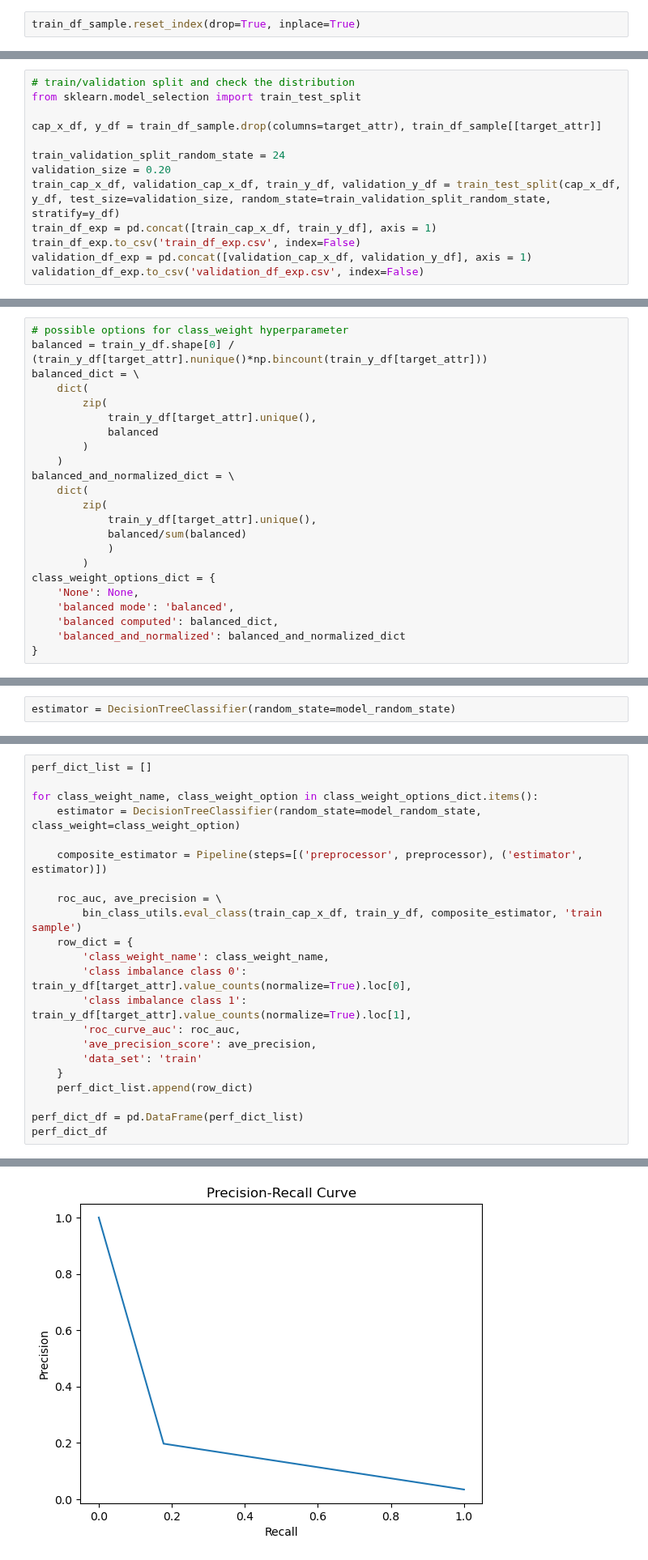
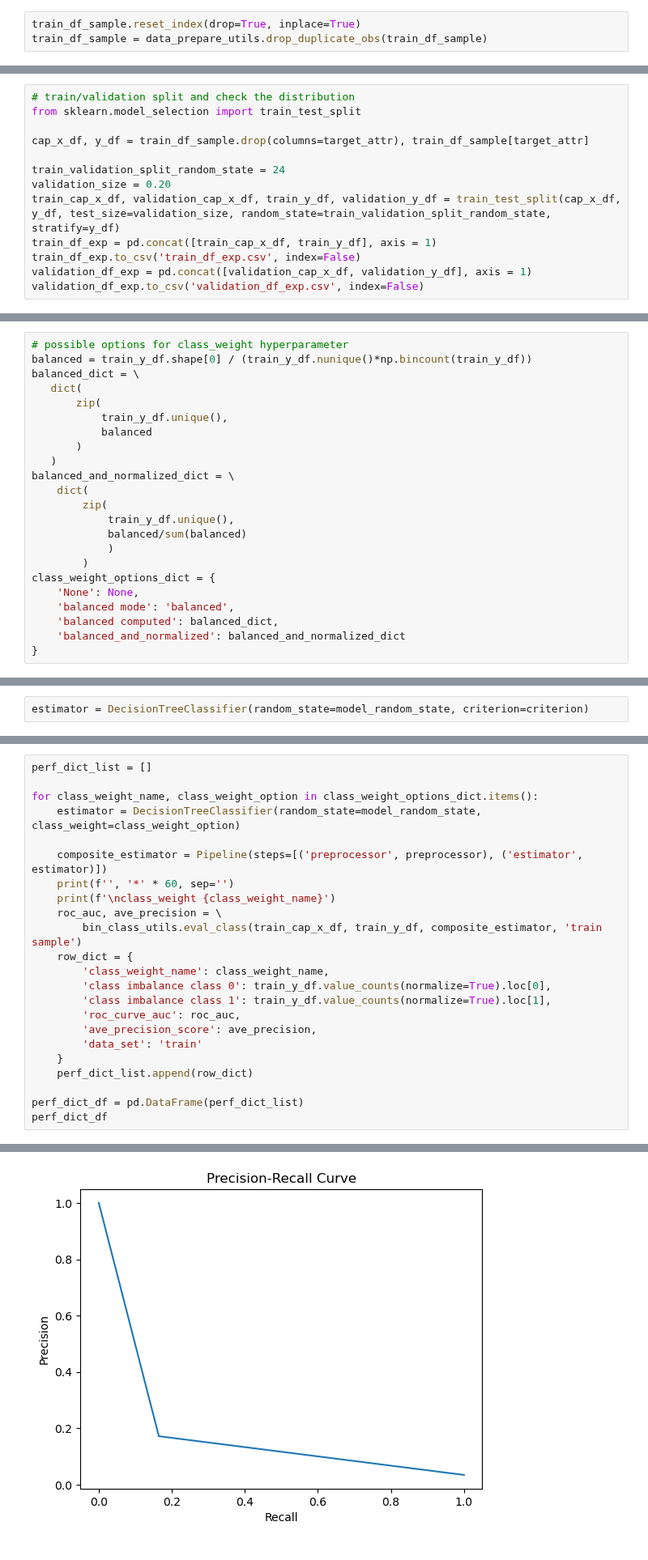
Before and after one commit to LiyangSong/Advertisement-CTR-Prediction, a Jupyter notebook: jupyter/model_exp_dt.ipynb, the cells around one changed output, grey strips where cells are left out. Shown at 81% size. Drawn from its saved outputs; the diff is of its cells as text.

```diff
--- a/jupyter/model_exp_dt.ipynb
+++ b/jupyter/model_exp_dt.ipynb
@@ -55,3 +56,4 @@ Sample 0.01 fraction from DataFrame:
 sample_df.shape: (8381, 36)
 # %%
 train_df_sample.reset_index(drop=True, inplace=True)
+train_df_sample = data_prepare_utils.drop_duplicate_obs(train_df_sample)
@@ -59,7 +65,7 @@ train_df_sample.reset_index(drop=True, inplace=True)
 # train/validation split and check the distribution
 from sklearn.model_selection import train_test_split
 
-cap_x_df, y_df = train_df_sample.drop(columns=target_attr), train_df_sample[[target_attr]]
+cap_x_df, y_df = train_df_sample.drop(columns=target_attr), train_df_sample[target_attr]
 
 train_validation_split_random_state = 24
 validation_size = 0.20
@@ -103,18 +109,18 @@ attr_list = numerical_attr_list + categorical_attr_list
 - Steps to deal with unbalanced classes
 # %%
 # possible options for class_weight hyperparameter
-balanced = train_y_df.shape[0] / (train_y_df[target_attr].nunique()*np.bincount(train_y_df[target_attr]))
+balanced = train_y_df.shape[0] / (train_y_df.nunique()*np.bincount(train_y_df))
 balanced_dict = \
-    dict(
-        zip(
-            train_y_df[target_attr].unique(),
-            balanced
-        )
-    )
+   dict(
+       zip(
+           train_y_df.unique(),
+           balanced
+       )
+   )
 balanced_and_normalized_dict = \
     dict(
         zip(
-            train_y_df[target_attr].unique(),
+            train_y_df.unique(),
             balanced/sum(balanced)
             )
         )
@@ -136,7 +140,7 @@ preprocessor = bin_class_utils.build_preprocessing_pipeline(numerical_attr_list,
 # %% [markdown]
 #### 5. Define default model
 # %%
-estimator = DecisionTreeClassifier(random_state=model_random_state)
+estimator = DecisionTreeClassifier(random_state=model_random_state, criterion=criterion)
 # %% [markdown]
 #### 6. Define composite model train set
 # %%
@@ -229,13 +229,14 @@ for class_weight_name, class_weight_option in class_weight_options_dict.items():
     estimator = DecisionTreeClassifier(random_state=model_random_state, class_weight=class_weight_option)
 
     composite_estimator = Pipeline(steps=[('preprocessor', preprocessor), ('estimator', estimator)])
-
+    print(f'', '*' * 60, sep='')
+    print(f'\nclass_weight {class_weight_name}')
     roc_auc, ave_precision = \
         bin_class_utils.eval_class(train_cap_x_df, train_y_df, composite_estimator, 'train sample')
     row_dict = {
         'class_weight_name': class_weight_name,
-        'class imbalance class 0': train_y_df[target_attr].value_counts(normalize=True).loc[0],
-        'class imbalance class 1': train_y_df[target_attr].value_counts(normalize=True).loc[1],
+        'class imbalance class 0': train_y_df.value_counts(normalize=True).loc[0],
+        'class imbalance class 1': train_y_df.value_counts(normalize=True).loc[1],
         'roc_curve_auc': roc_auc,
         'ave_precision_score': ave_precision,
         'data_set': 'train'
@@ -286,2 +287,2 @@ Check the ROC Curve and AUC
 Check Precision-Recall Curve and Average Precision Score
-[figure, old version]
+[figure, new version]
```
Also changed, not shown: parts of 14 cells of this notebook, 4 other files.
